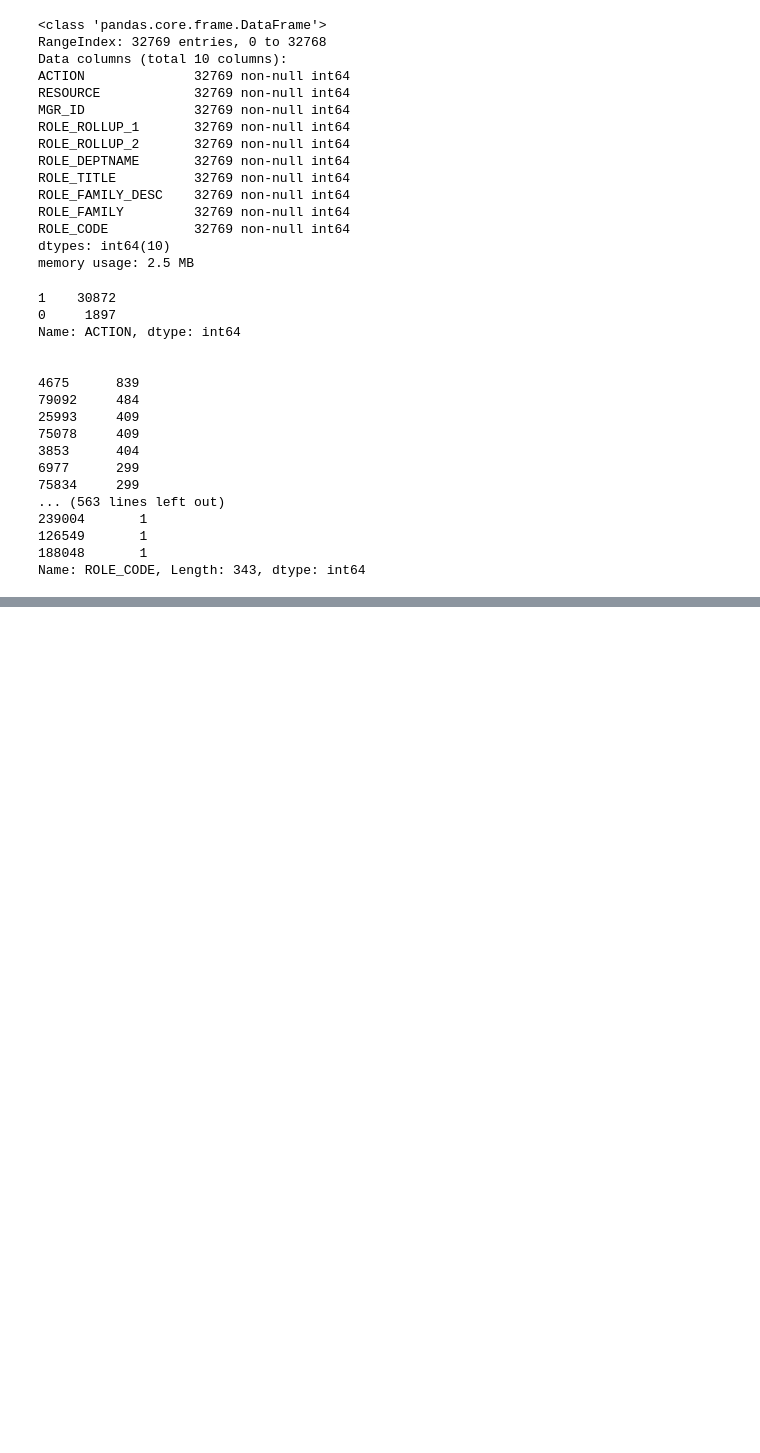
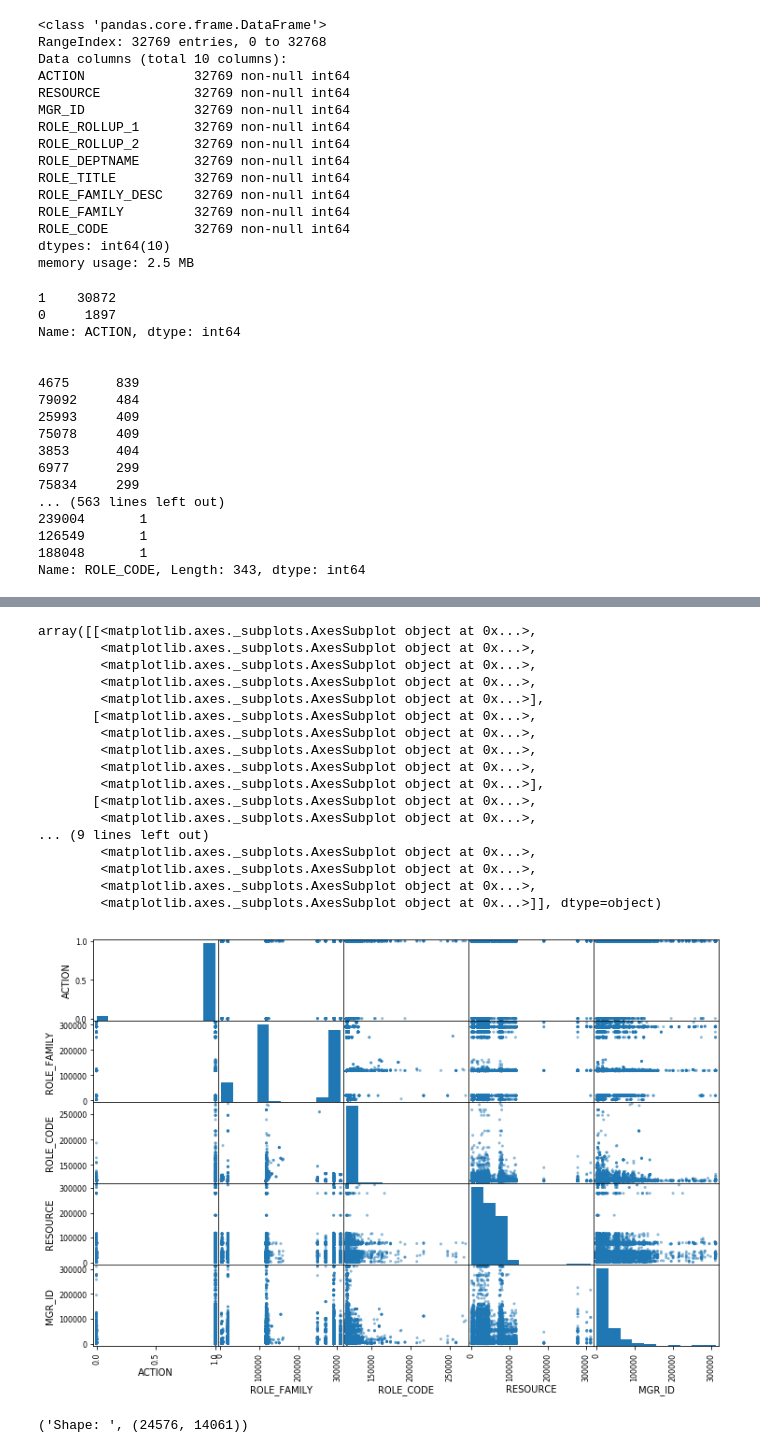
Before and after one commit to ck24/capstone, a Jupyter notebook: source/Capstone.ipynb, the cells around one changed output, grey strips where cells are left out. Saved outputs shown, nothing was run; the diff lists cells and outputs as text; code cells hidden in the pictures; blank space fills up the shorter version.

```diff
--- a/source/Capstone.ipynb
+++ b/source/Capstone.ipynb
@@ -108,0 +81,30 @@ Name: ACTION, dtype: int64
+# %%
+# set aside a test set
+sss = StratifiedShuffleSplit(n_splits=1, test_size=0.25, random_state=random_state)
+for train_index, test_index in sss.split(df, df['ROLE_FAMILY']):
+    train_set, test_set = df.loc[train_index], df.loc[test_index]
+# %%
+access = train_set.copy()
+# %%
+from pandas.plotting import scatter_matrix
+attributes = ['ACTION', 'ROLE_FAMILY', 'ROLE_CODE', 'RESOURCE', 'MGR_ID']
+scatter_matrix(access[attributes], figsize=(12, 8))
+# %% [output]
+array([[<matplotlib.axes._subplots.AxesSubplot object at 0x...>,
+        <matplotlib.axes._subplots.AxesSubplot object at 0x...>,
+        <matplotlib.axes._subplots.AxesSubplot object at 0x...>,
+        <matplotlib.axes._subplots.AxesSubplot object at 0x...>,
+        <matplotlib.axes._subplots.AxesSubplot object at 0x...>],
+       [<matplotlib.axes._subplots.AxesSubplot object at 0x...>,
+        <matplotlib.axes._subplots.AxesSubplot object at 0x...>,
+        <matplotlib.axes._subplots.AxesSubplot object at 0x...>,
+        <matplotlib.axes._subplots.AxesSubplot object at 0x...>,
+        <matplotlib.axes._subplots.AxesSubplot object at 0x...>],
+       [<matplotlib.axes._subplots.AxesSubplot object at 0x...>,
+        <matplotlib.axes._subplots.AxesSubplot object at 0x...>,
+... (9 lines left out)
+        <matplotlib.axes._subplots.AxesSubplot object at 0x...>,
+        <matplotlib.axes._subplots.AxesSubplot object at 0x...>,
+        <matplotlib.axes._subplots.AxesSubplot object at 0x...>,
+        <matplotlib.axes._subplots.AxesSubplot object at 0x...>]], dtype=object)
+[figure, added]
@@ -108,0 +115,8 @@ Name: ACTION, dtype: int64
+# %%
+from sklearn.preprocessing import OneHotEncoder
+encoder = OneHotEncoder()
+# one-hot encode the categorial attriutes as a sparse matrix
+access_1hot = encoder.fit_transform(access)
+print('Shape: ', access_1hot.shape)
+# %% [output]
+('Shape: ', (24576, 14061))
```
Also changed, not shown: parts of 4 cells of this notebook, 4 other files.
